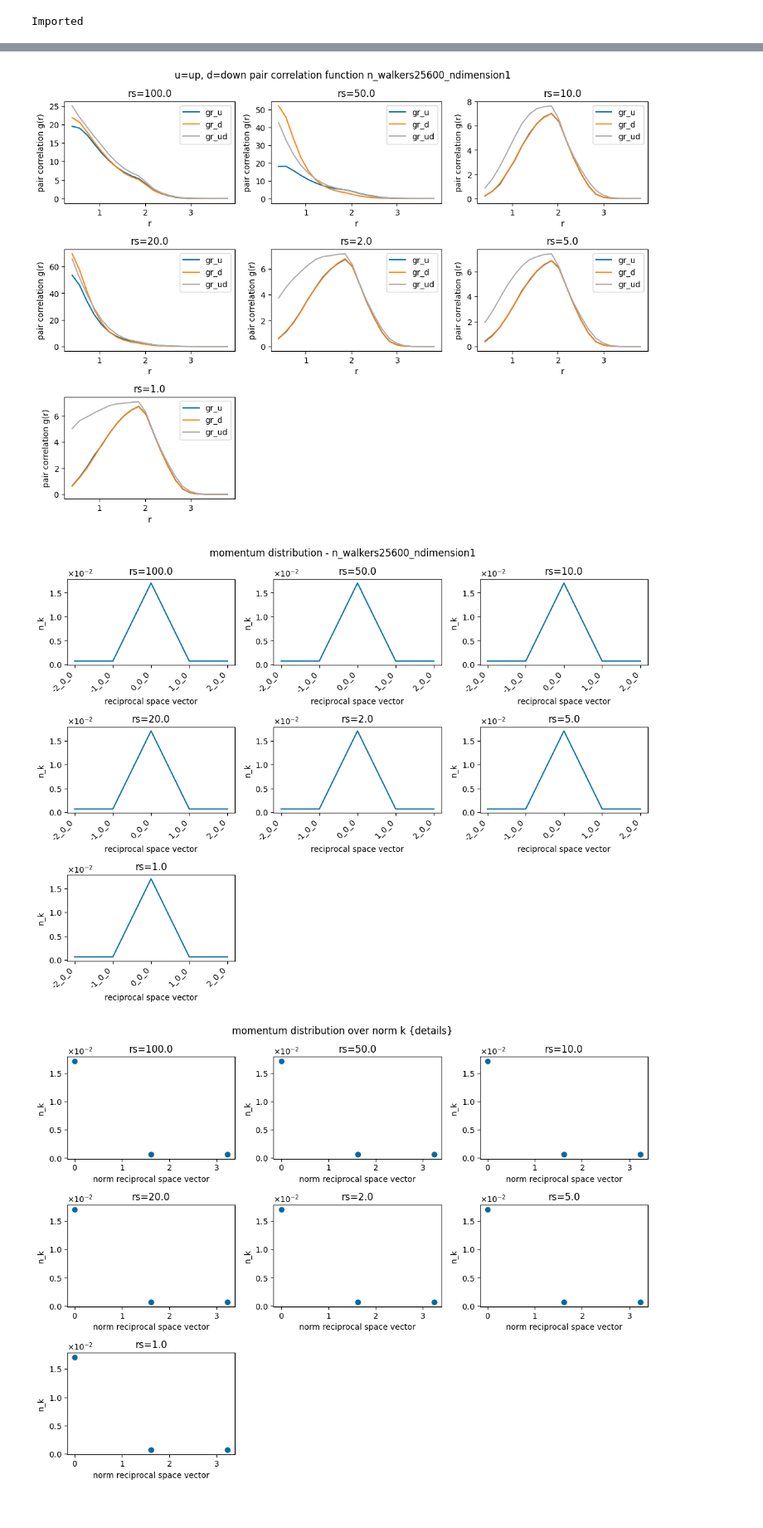
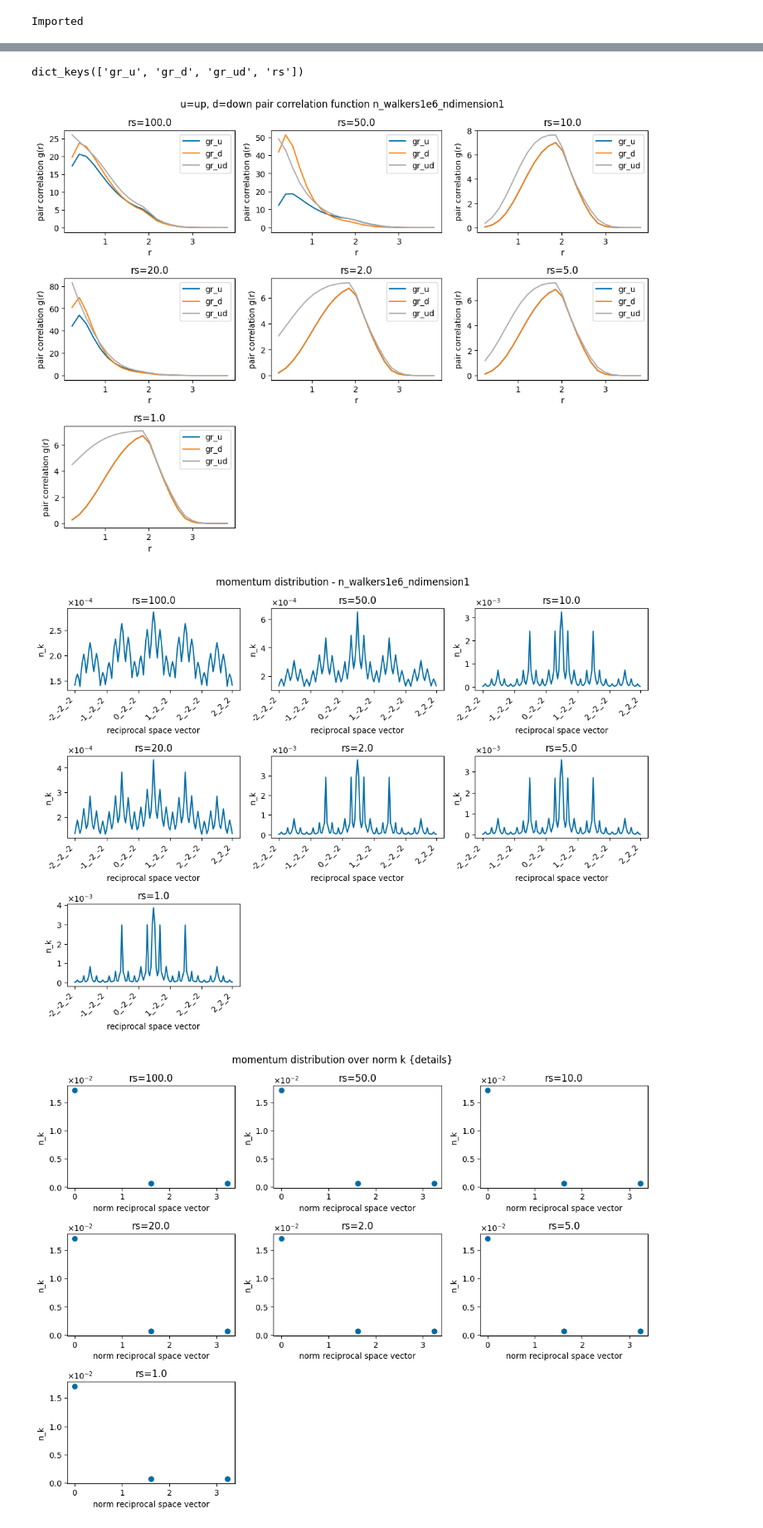
Before and after one commit to xmax1/nn_ansatz, a Jupyter notebook: src/analysis.ipynb, the cells around one changed output, grey strips where cells are left out. Shown at 83% size. Cells and saved outputs as stored; diff of their text form; code cells hidden in the pictures.

```diff
--- a/src/analysis.ipynb
+++ b/src/analysis.ipynb
@@ -71,14 +158,16 @@ Imported
 # %%
 # One body density
 plots = [['pr_x_0', 'pr_0'], ['pr_x_7', 'pr_7']]
+details = f'n_walkers1e6_ndimension1'
 
 ncols, nrows = 3, 3
 figsize = get_fig_size(ncols, nrows)
-fig, axs = plt.subplots(ncols=ncols, nrows=nrows, figsize=figsize)
+fig, axs = plt.subplots(ncols=ncols, nrows=nrows, figsize=[x*0.8 for x in figsize])
 if isinstance(axs, Iterable):
     axs = iter(axs.flatten())
 
 for _, exp in data.items():
+    d = exp['one_body']
 
     ax = next(axs)
 
@@ -110,3 +199,7 @@ plt.show()
+# %%
+print(exp['pair_corr'].keys())
+# %% [output]
+dict_keys(['gr_u', 'gr_d', 'gr_ud', 'rs'])
 # %%
 # Pair correlation
 xns, yns = plots[1]
@@ -122,17 +215,16 @@ plots = [
     ['rs', 'gr_ud']
 ]
 
-all_data = load_all_data(exp_names['pair_corr'])
-
-cutoff = 2
-for _, exp in all_data.items():
+cutoff = 1
+for _, exp in data.items():
+    d = exp['pair_corr']
     ax = next(axs)
 
     for xn, yn in plots:
 
         ax.plot(
-            exp['data'][xn][cutoff:],
-            exp['data'][yn][cutoff:],
+            d[xn][cutoff:],
+            d[yn][cutoff:],
             label=yn
         )
 
@@ -151,48 +243,53 @@ format_fig(
     fig_path=ojm(f'./results/{today}', 'pair_correlation.png')
 )
 # %% [output]
-[figure, old version]
+[figure, new version]
 # %%
 # Momentum distribution
+import numpy as np
+
 ncols, nrows = 3, 3
 figsize = get_fig_size(ncols, nrows)
 fig, axs = plt.subplots(ncols=ncols, nrows=nrows, figsize=figsize)
 if isinstance(axs, Iterable):
     axs = iter(axs.flatten())
 
 plots = [['mom_dist_x', 'mom_dist']]
 
-all_data = load_all_data(exp_names['mom_dist'])
+for _, exp in data.items():
+    d = exp['mom_dist']
+    ax = next(axs)
 
-for _, exp in all_data.items():
-    ax = next(axs)
+    kpoints_names = np.array(['_'.join([str(i) for i in kpoint]) for kpoint in d['kpoints_int']])
 
     for xn, yn in plots:
 
+        x = np.arange(0, len(kpoints_names))
         ax.plot(
-            exp['data'][xn],
-            exp['data'][yn],
+            x,
+            d['nk'],
             label=yn
         )
 
+    n_skip = 25
     format_ax(
         ax,
         xlabel='reciprocal space vector',
         ylabel='n_k',
-        xticks=exp['data'][xn],
-        xticklabels=exp['data']['mom_dist_xticklabels'],
+        xticks=np.concatenate([x[::n_skip], [x[-1]]]),
+        xticklabels=np.concatenate([kpoints_names[::n_skip], [kpoints_names[-1]]]),
         title=f'rs={exp["cfg"]["density_parameter"]}',
     )
 
 
 format_fig(
     fig,
     axs,
     fig_title=f'momentum distribution - {details}',
     fig_path=ojm(f'./results/{today}', 'momentum_distribution.png')
 )
 # %% [output]
-[figure, old version]
+[figure, new version]
 # %%
 # Momentum distribution norm
 ncols, nrows = 3, 3
```
Also changed, not shown: parts of 5 cells of this notebook, 17 other files.
